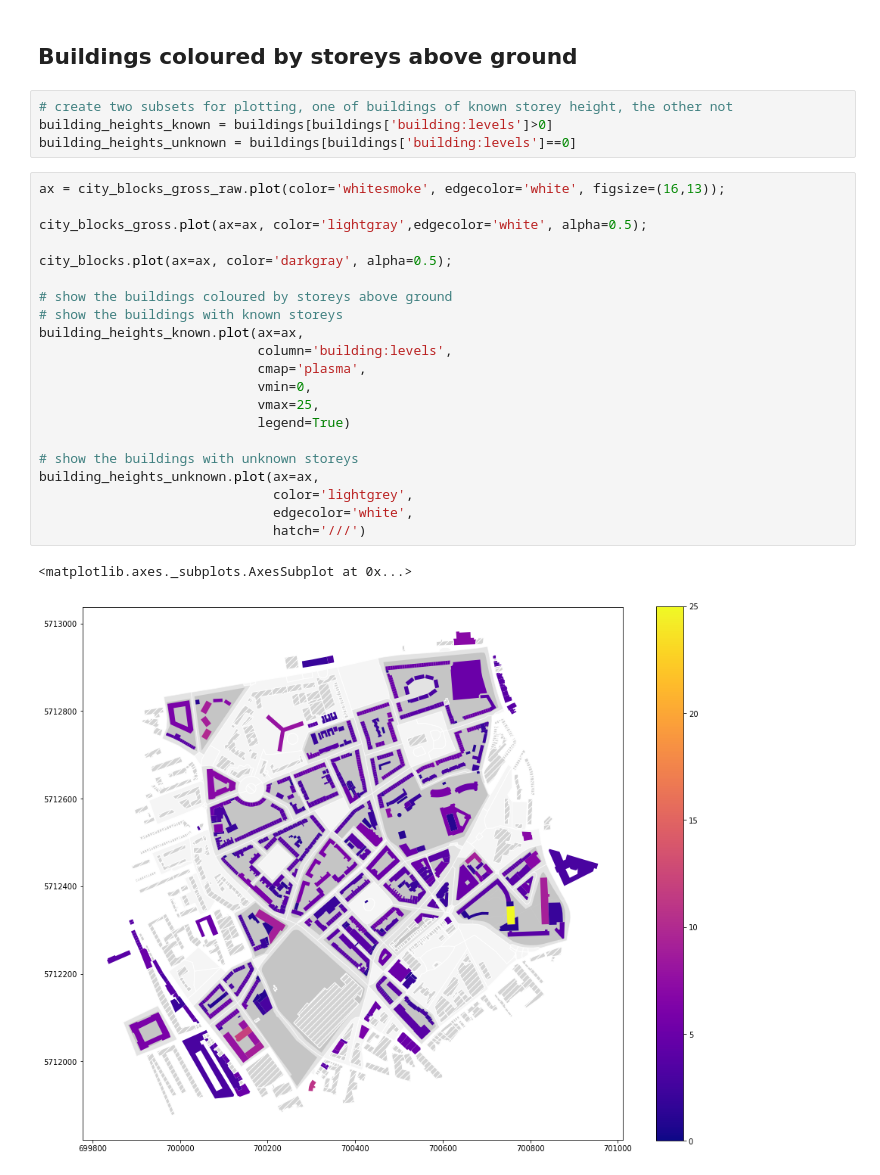
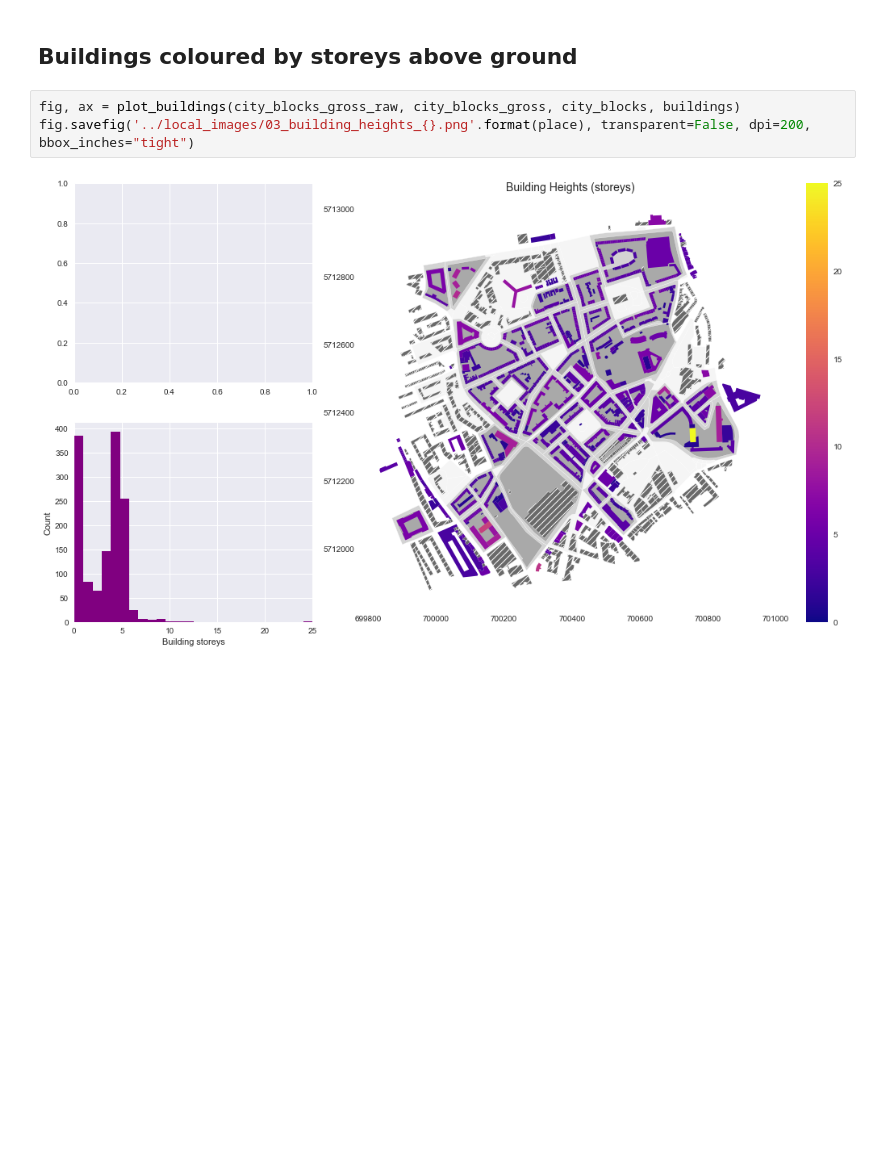
Before and after one commit to AtelierLibre/osmuf, a Jupyter notebook: notebooks/02-buildings_by_block.ipynb, the cells around one changed output. Drawn from its saved outputs; the diff is of its cells as text; blank space fills up the shorter version.

Commit message:
update notebook 02 to include building height plot

```diff
--- a/notebooks/02-buildings_by_block.ipynb
+++ b/notebooks/02-buildings_by_block.ipynb
@@ -36,30 +36,7 @@ buildings.plot(ax=ax, column='block_id', cmap=None, categorical=True, legend=Fal
 # %% [markdown]
 ## Buildings coloured by storeys above ground
-# %%
-# create two subsets for plotting, one of buildings of known storey height, the other not
-building_heights_known = buildings[buildings['building:levels']>0]
-building_heights_unknown = buildings[buildings['building:levels']==0]
-# %%
-ax = city_blocks_gross_raw.plot(color='whitesmoke', edgecolor='white', figsize=(16,13));
-
-city_blocks_gross.plot(ax=ax, color='lightgray',edgecolor='white', alpha=0.5);
-
-city_blocks.plot(ax=ax, color='darkgray', alpha=0.5);
-
-# show the buildings coloured by storeys above ground
-# show the buildings with known storeys
-building_heights_known.plot(ax=ax,
-                            column='building:levels',
-                            cmap='plasma',
-                            vmin=0,
-                            vmax=25,
-                            legend=True)
-
-# show the buildings with unknown storeys
-building_heights_unknown.plot(ax=ax,
-                              color='lightgrey',
-                              edgecolor='white',
-                              hatch='///')
-# %% [output]
-<matplotlib.axes._subplots.AxesSubplot at 0x...>
-[figure, removed]
+# %%
+fig, ax = plot_buildings(city_blocks_gross_raw, city_blocks_gross, city_blocks, buildings)
+fig.savefig('../local_images/03_building_heights_{}.png'.format(place), transparent=False, dpi=200, bbox_inches="tight")
+# %% [output]
+[figure, added]
```
Also changed, not shown: parts of 1 cell of this notebook.
